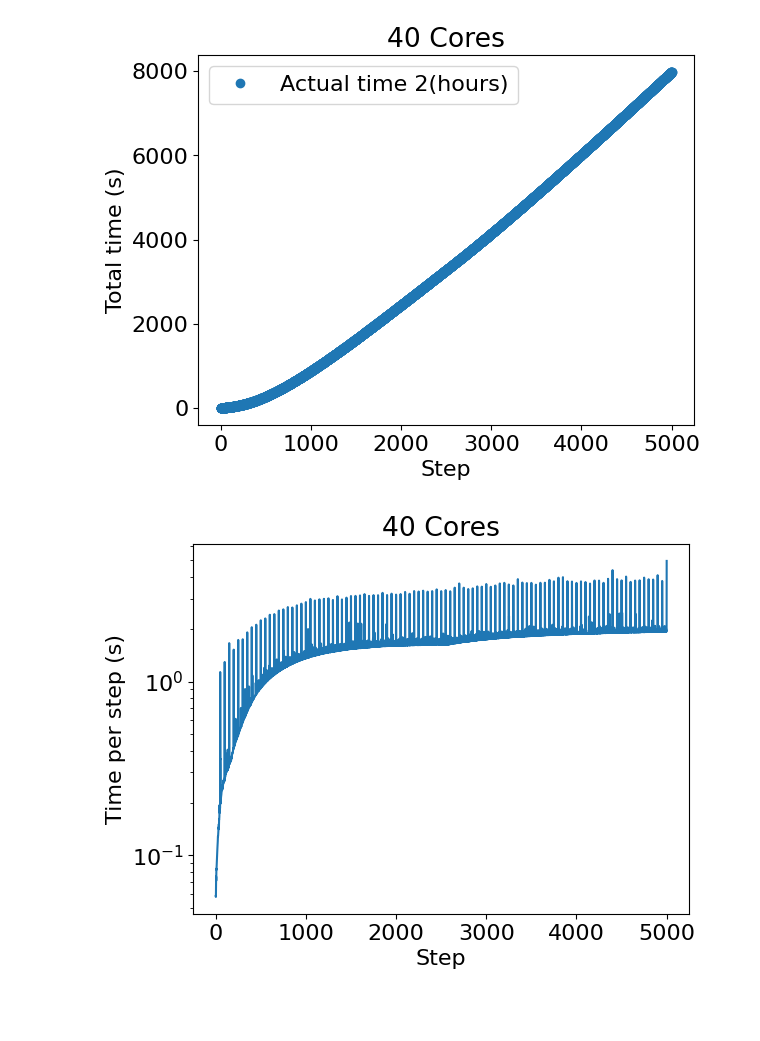
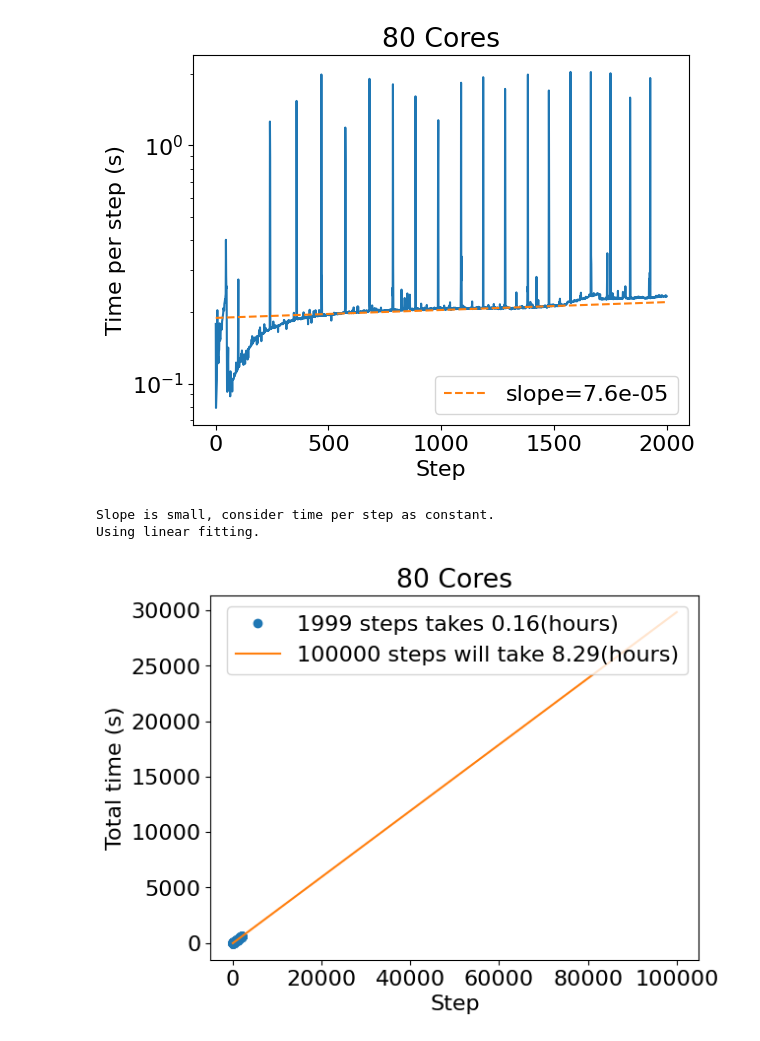
Before and after one commit to HuntFeng/magnetic-nozzle-warpx, a Jupyter notebook: analysis.ipynb, the cells around one changed output. Saved outputs shown, nothing was run; the diff lists cells and outputs as text; code cells hidden in the pictures; blank space fills up the shorter version.

```diff
--- a/analysis.ipynb
+++ b/analysis.ipynb
@@ -1,5 +1,5 @@
 # %%
 from post_processing import Analysis
 # %%
-analysis = Analysis("diags202312150202")
+analysis = Analysis("diags202312181612")
 # %%
@@ -15,5 +15,7 @@ for plot_type in ["slice", "line"]:
 # %%
-analysis.plot_time()
+analysis.plot_time(100000)
 # %% [output]
-[figure, old version]
+[figure, new version]
+Slope is small, consider time per step as constant.
+Using linear fitting.
-[figure, old version]
+[figure, new version]
```
Also changed, not shown: parts of 1 cell of this notebook, 4 other files.
